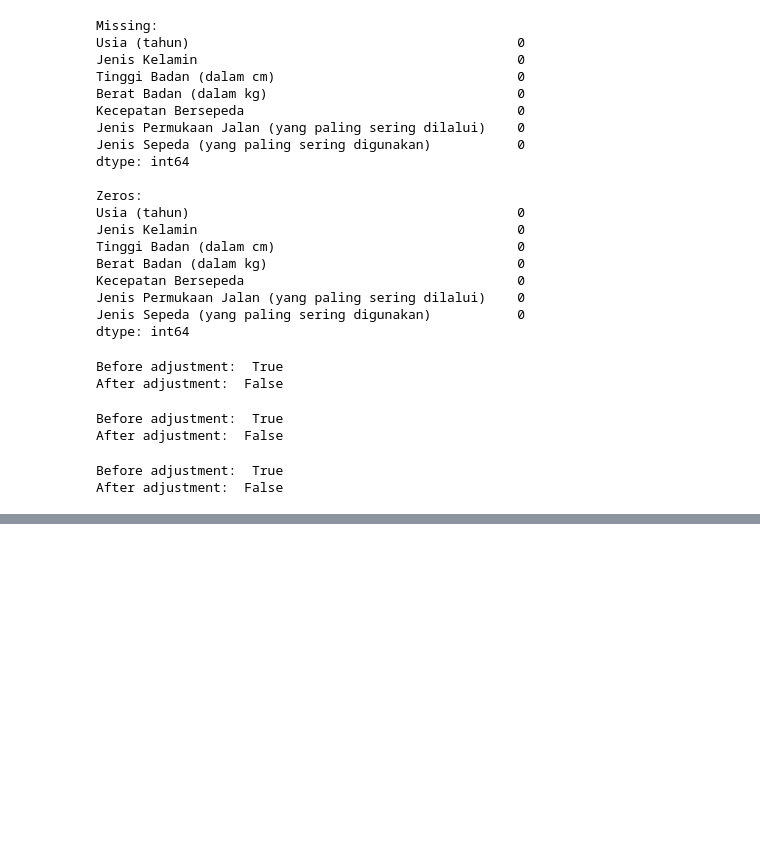
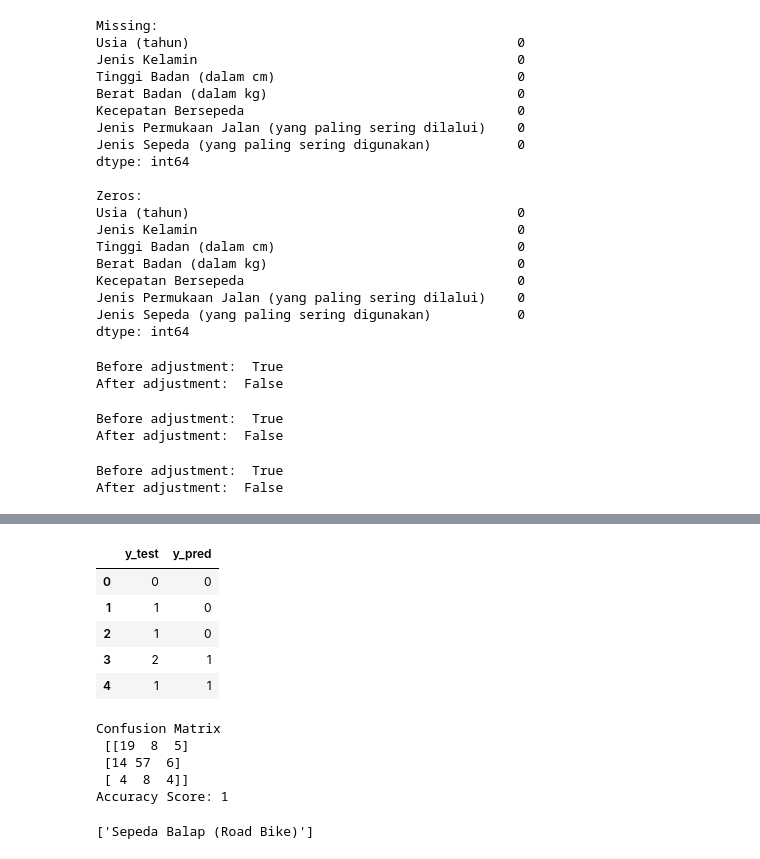
Before and after one commit to HansJoachimW/ALP-Statistics, a Jupyter notebook: ALP.ipynb, the cells around one changed output, grey strips where cells are left out. Cells and saved outputs as stored; diff of their text form; code cells hidden in the pictures; blank space fills up the shorter version.

```diff
--- a/ALP.ipynb
+++ b/ALP.ipynb
@@ -195,0 +228,8 @@ print(encoder.inverse_transform(classifier.predict([[20, 1, 175, 67, 3, 0]])))
+# %%
+#y = encoder.fit_transform(y)
+
+X_train, X_test, y_train, y_test = train_test_split(X, y, test_size = 0.25, random_state = 0)
+
+scaler = StandardScaler()
+X_train = scaler.fit_transform(X_train)
+X_test = scaler.transform(X_test)
@@ -195,0 +241,37 @@ print(encoder.inverse_transform(classifier.predict([[20, 1, 175, 67, 3, 0]])))
+# %%
+y_pred = classifier.predict(X_test)
+
+evaluate = pd.DataFrame({'y_test': y_test, 'y_pred': y_pred})
+evaluate.head()
+# %% [output]
+|  | y_test | y_pred |
+| 0 | 0 | 0 |
+| 1 | 1 | 0 |
+| 2 | 1 | 0 |
+| 3 | 2 | 1 |
+| 4 | 1 | 1 |
+# %%
+# Identifying TP, TN, FP, and FN
+cm = confusion_matrix(y_test, y_pred)
+print("Confusion Matrix\n", cm)
+
+# Display the accuracy score
+print("Accuracy Score: {:0.0f}".format(accuracy_score(y_test, y_pred)))
+# %% [output]
+Confusion Matrix
+ [[19  8  5]
+ [14 57  6]
+ [ 4  8  4]]
+Accuracy Score: 1
+# %%
+ageInput = 20
+genderInput = dataset.loc[dataset[dataset['Jenis Kelamin'] == 'Pria'].index[0], 'Encoded Jenis Kelamin']
+heightInput = 175
+weightInput = 67
+speedInput = dataset.loc[dataset[dataset['Kecepatan Bersepeda'] == 'Cepat (26 km/jam atau lebih)'].index[0], 'Encoded Kecepatan Bersepeda']
+surfaceInput = speedInput = dataset.loc[dataset[dataset['Jenis Permukaan Jalan (yang paling sering dilalui)'] == 'Jalanan Rata'].index[0], 'Encoded Jenis Permukaan Jalan (yang paling sering dilalui)']
+
+result = encoder.inverse_transform(classifier.predict([[ageInput, genderInput, heightInput, weightInput, speedInput, surfaceInput]]))
+print(result)
+# %% [output]
+['Sepeda Balap (Road Bike)']
```
Also changed, not shown: parts of 13 cells of this notebook.
